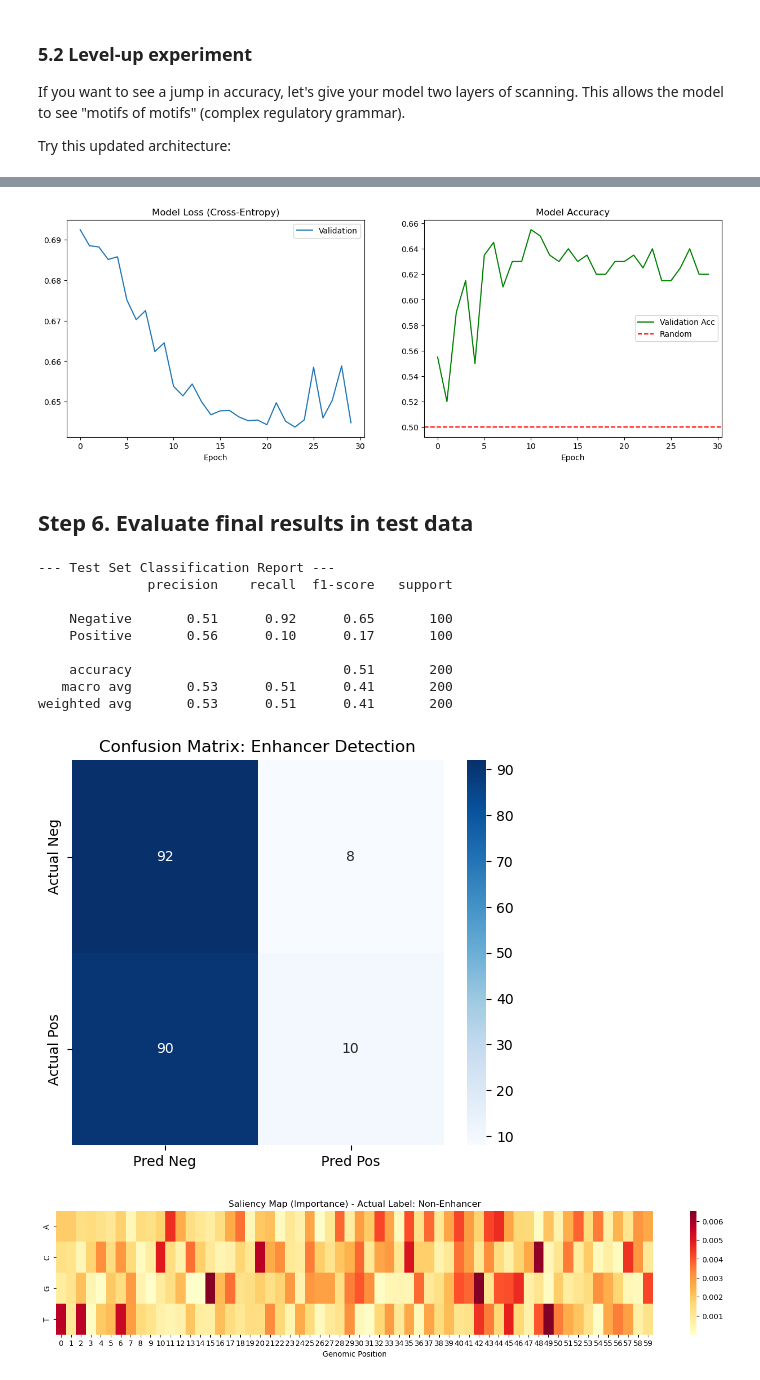
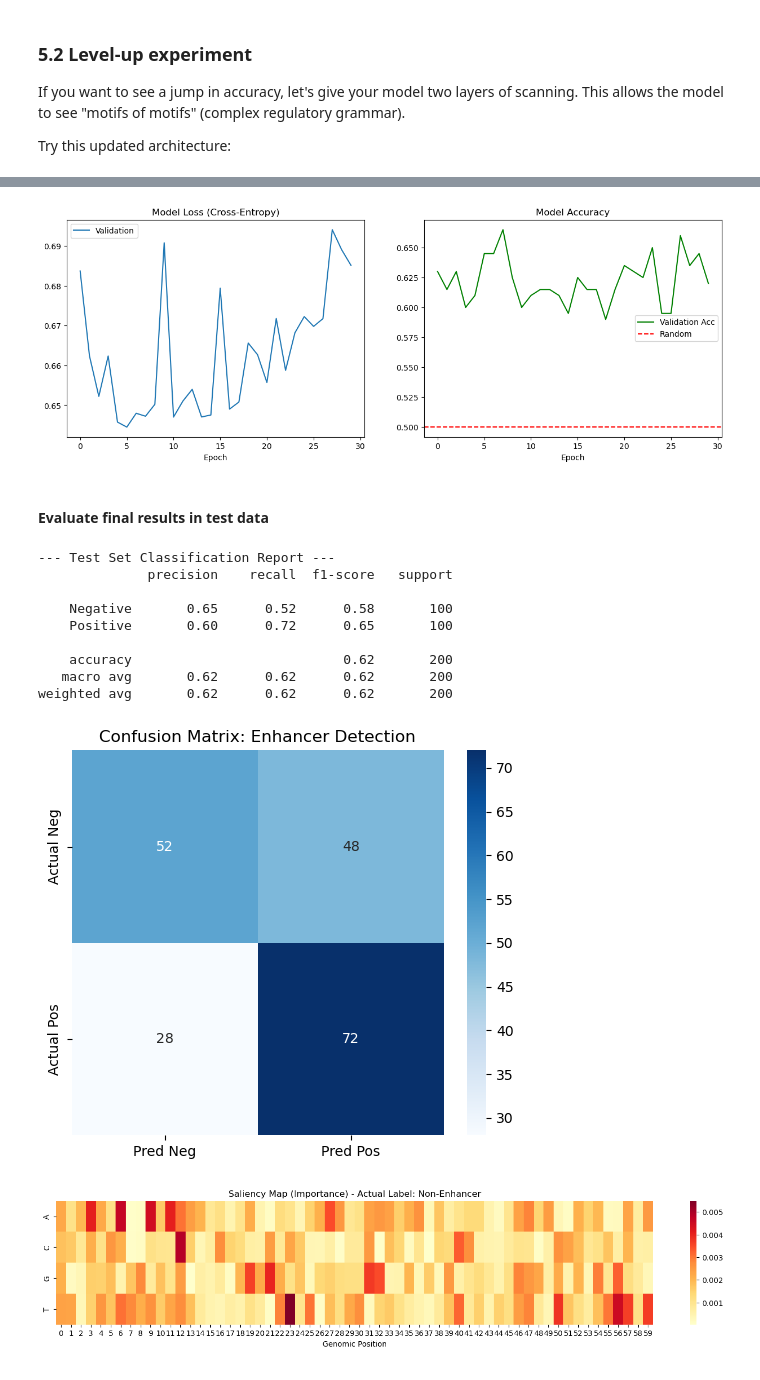
Before and after one commit to tianlinhe/bioinfor-to-ai, a Jupyter notebook: W4/w4_1_cnn_enhancer_classifier.ipynb, the cells around one changed output, grey strips where cells are left out. Saved outputs shown, nothing was run; the diff lists cells and outputs as text; code cells hidden in the pictures.

Commit message:
evaluate models and summary

```diff
--- a/W4/w4_1_cnn_enhancer_classifier.ipynb
+++ b/W4/w4_1_cnn_enhancer_classifier.ipynb
@@ -446,24 +461,5 @@ model3 = DeepEnhancerCNN().to(device)
 # %%
-optimizer = torch.optim.Adam(model3.parameters(), lr=0.0001)
-criterion = nn.BCELoss()
-
-val_losses, val_accuracies = [], []
-for epoch in range(30):
-    model3.train()
-    for seqs, labels in train_loader:
-        seqs, labels = seqs.to(device), labels.to(device)
-
-        optimizer.zero_grad()
-        outputs = model3(seqs).squeeze() # [batch_size, 1] -> [batch_size]
-        loss = criterion(outputs, labels)
-        loss.backward()
-        optimizer.step()
-    eval_loss, eval_acc = evaluate(model3, test_loader, criterion)
-    val_losses.append(eval_loss)
-    val_accuracies.append(eval_acc)
-    print(f"Epoch {epoch+1}, Eval Loss: {eval_loss:.4f}, Eval Acc: {eval_acc:.4f}")
-history_dict = {
-    "val_loss": val_losses,
-    "val_acc": val_accuracies
-}
+model3 = DeepEnhancerCNN().to(device)
+trainer = GenomicTrainer(model3, train_loader, test_loader, device=device, lr=0.0005)
+history = trainer.train(epochs=30)
 # %% [output]
@@ -486,0 +489,4 @@ Epoch 30, Eval Loss: 0.6448, Eval Acc: 0.6200
+# %%
+model3 = DeepEnhancerCNN().to(device)
+trainer = GenomicTrainer(model3, train_loader, test_loader, device=device, lr=0.0005, weight_decay=1e-4)  # Add L2 regularization with weight decay
+history = trainer.train(epochs=30)
@@ -499,8 +525,8 @@ import torch
 import numpy as np
 
 class GenomicEvaluator:
-    def __init__(self, model, history):
-        self.model = model
+    def __init__(self, history):
+
         self.history = history # Dictionary with 'train_loss', 'val_acc', etc.
 
     def plot_learning_curves(self):
@@ -523,14 +549,14 @@ class GenomicEvaluator:
 # %%
 # 1. After training, initialize the evaluator
 # Assuming you saved your metrics in 'history_dict'
-evaluator = GenomicEvaluator(model, history_dict)
+evaluator = GenomicEvaluator(history)
 
 # 2. Show the loss/accuracy plots
 evaluator.plot_learning_curves()
 # %% [output]
-[figure, old version]
+[figure, new version]
 # %% [markdown]
-## Step 6. Evaluate final results in test data
+#### Evaluate final results in test data
 # %%
 import torch
 import numpy as np
@@ -599,24 +625,24 @@ class GenomicEvaluator:
         plt.show()
 # %%
 # 1. Initialize the evaluator
-eval = GenomicEvaluator(model, device=device)
+eval = GenomicEvaluator(model3, device=device)
 
 # 2. Run the full test suite
 eval.run_test(test_loader)
 
 # 3. Visualize what a 'Positive' looks like to the model
 # Pick a random sample from the test set
 sample_seq, sample_label = test_ds[10]
 eval.plot_saliency_logo(sample_seq, "Enhancer" if sample_label == 1 else "Non-Enhancer")
 # %% [output]
 --- Test Set Classification Report ---
               precision    recall  f1-score   support
 
-    Negative       0.51      0.92      0.65       100
-    Positive       0.56      0.10      0.17       100
+    Negative       0.65      0.52      0.58       100
+    Positive       0.60      0.72      0.65       100
 
-    accuracy                           0.51       200
-   macro avg       0.53      0.51      0.41       200
-weighted avg       0.53      0.51      0.41       200
+    accuracy                           0.62       200
+   macro avg       0.62      0.62      0.62       200
+weighted avg       0.62      0.62      0.62       200
-[figure, old version]
+[figure, new version]
-[figure, old version]
+[figure, new version]
```
Also changed, not shown: parts of 13 cells of this notebook.
